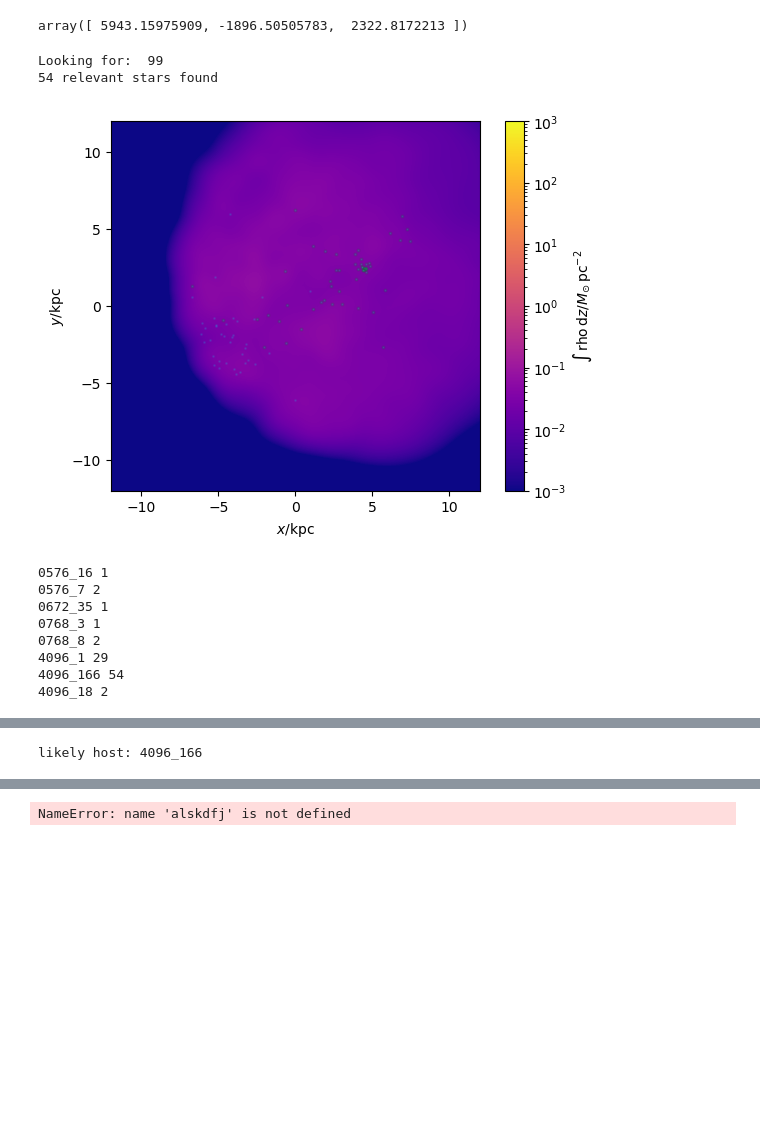
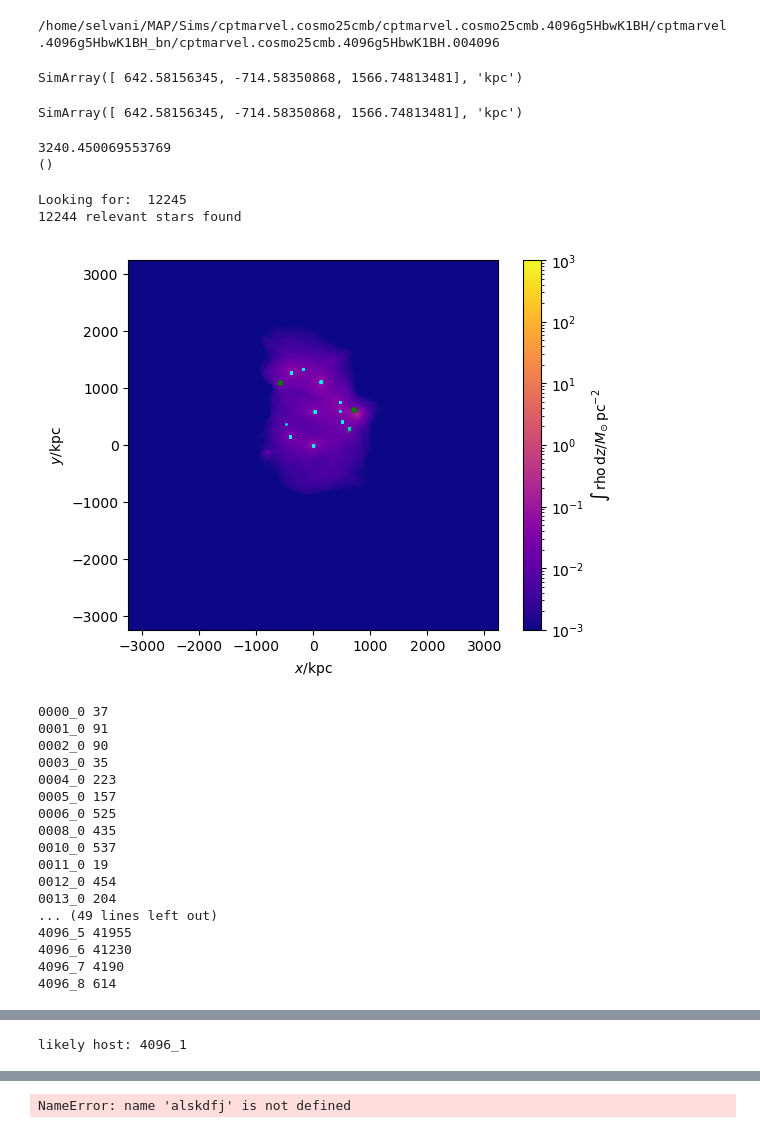
Before and after one commit to nssent25/pynbody, a Jupyter notebook: AnnaWright_startrace/RomZoomSHAnalysisScripts/TrackDownStars_rz.ipynb, the cells around one changed output, grey strips where cells are left out. Drawn from its saved outputs; the diff is of its cells as text; code cells hidden in the pictures; blank space fills up the shorter version.

Commit message:
make progress with step 6. halo trace for yuma

```diff
--- a/AnnaWright_startrace/RomZoomSHAnalysisScripts/TrackDownStars_rz.ipynb
+++ b/AnnaWright_startrace/RomZoomSHAnalysisScripts/TrackDownStars_rz.ipynb
@@ -96,6 +120,7 @@ def HighlightParticles(s,cen,rad=2,projax='x',show_hs=True,ret='relstars',savefi
     If ret is set to anything else, it will return the full list of stars in the region.
     The "thread" argument is purely for debugging. Set this to False to debug if pynbody barfs. Most often, what you need to
     do is increase the size of the region you're imaging because there are too few gas particles in your currently specified region.
+    TODO: add halo visualization based on array parameter passed in
     '''
     sp = s[pynbody.filt.Sphere(SimArray([rad],"kpc"),cen)].load_copy() # only show particles in the specified sphere
     sp.physical_units()
@@ -144,7 +169,11 @@ def HighlightParticles(s,cen,rad=2,projax='x',show_hs=True,ret='relstars',savefi
     else:
         return sp.s['iord']
 # %%
-s = pynbody.load(simpath+halo+'.romulus25.3072g1HsbBH/'+halo+'.romulus25.3072g1HsbBH.'+str(st).zfill(6)+'/'+halo+'.romulus25.3072g1HsbBH.'+str(st).zfill(6))
+fpath = sim_base + halo + '.' +str(st).zfill(6)
+print(fpath)
+s = pynbody.load(fpath)
+# %% [output]
+/home/selvani/MAP/Sims/cptmarvel.cosmo25cmb/cptmarvel.cosmo25cmb.4096g5HbwK1BH/cptmarvel.4096g5HbwK1BH_bn/cptmarvel.cosmo25cmb.4096g5HbwK1BH.004096
 # %%
 s.physical_units()
 h = s.halos()
@@ -155,24 +184,46 @@ relstars = np.isin(s.s['iord'],pids) # which relevant stars actually exist at th
 if ishalo == 0:
     roughcen = s.s['pos'][relstars][0] # center on first relevant star particle
 else:
-    hind = sim[dbind][ishalo].finder_id # center on median position of particles in ishalo
-    roughcen = np.median(h[hind]['pos'],axis=0)
+    hind = sim[dbind][ishalo].halo_number # center on median position of particles in ishalo
+    hhindpos = h[hind]['pos']
+    print('hhindpos = ', hhindpos)
+    roughcen = np.median(hhindpos,axis=0)
 roughcen
 # %% [output]
-array([ 5943.15975909, -1896.50505783,  2322.8172213 ])
+SimArray([ 642.58156345, -714.58350868, 1566.74813481], 'kpc')
+# %%
+roughcen
+# %% [output]
+SimArray([ 642.58156345, -714.58350868, 1566.74813481], 'kpc')
+# %%
+valout = np.max(np.power(np.sum(np.pow(s.s['pos'][relstars]-roughcen, 2), axis=1), 1/2))
+print(valout)
+print(valout.shape)
+# %% [output]
+3240.450069553769
+()
 # %%
 print ('Looking for: ', len(pids)) # Full number of relevant star particles in this snapshot.
                                    # Make sure you actually find all of them!
-fst = HighlightParticles(s,roughcen,rad=12,projax='faceon',show_hs=True) # Have our first look
+fst = HighlightParticles(s,roughcen,rad=valout,projax='faceon',show_hs=True) # Have our first look
 # %% [output]
-Looking for:  99
-54 relevant stars found
+Looking for:  12245
+12244 relevant stars found
-[figure, old version]
+[figure, new version]
-0576_16 1
-0576_7 2
-0672_35 1
-0768_3 1
-0768_8 2
-4096_1 29
-4096_166 54
-4096_18 2
+0000_0 37
+0001_0 91
+0002_0 90
+0003_0 35
+0004_0 223
+0005_0 157
+0006_0 525
+0008_0 435
+0010_0 537
+0011_0 19
+0012_0 454
+0013_0 204
+... (49 lines left out)
+4096_5 41955
+4096_6 41230
+4096_7 4190
+4096_8 614
@@ -180,4 +231,4 @@ Looking for:  99
-likely host: 4096_166
+likely host: 4096_1
 # %%
 # Print out the main progenitors of this halo in case you end up needing to back up and center on it
 # at an earlier snapshot (e.g., if it has already disrupted)
```
Also changed, not shown: parts of 8 cells of this notebook, 3 other files.
